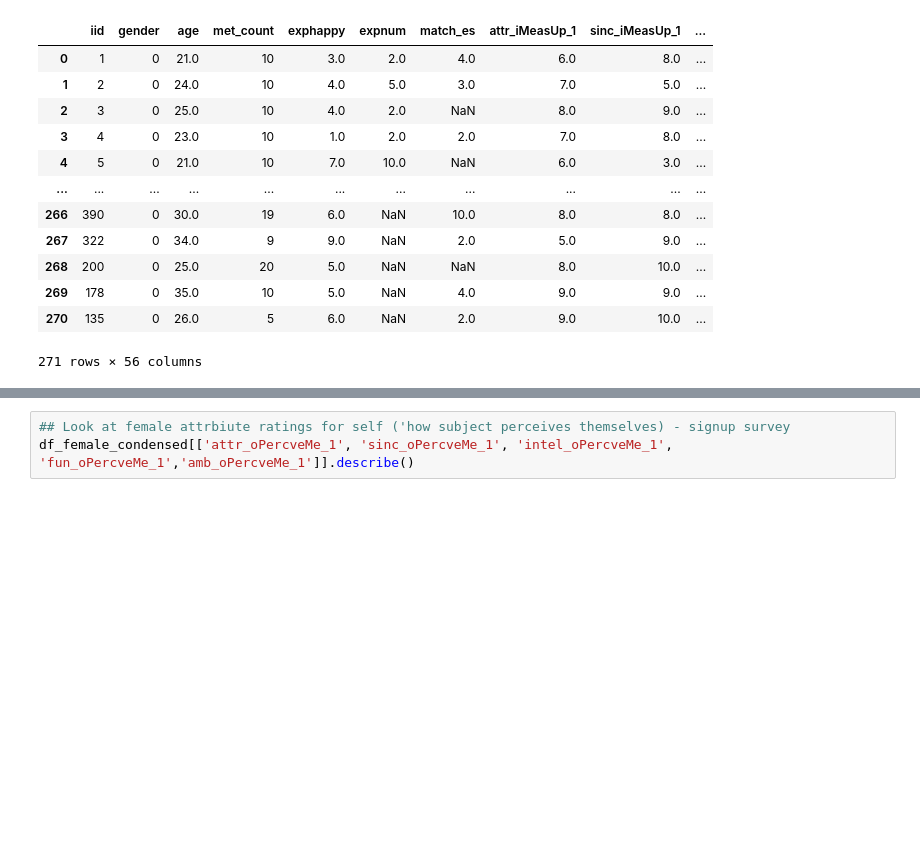
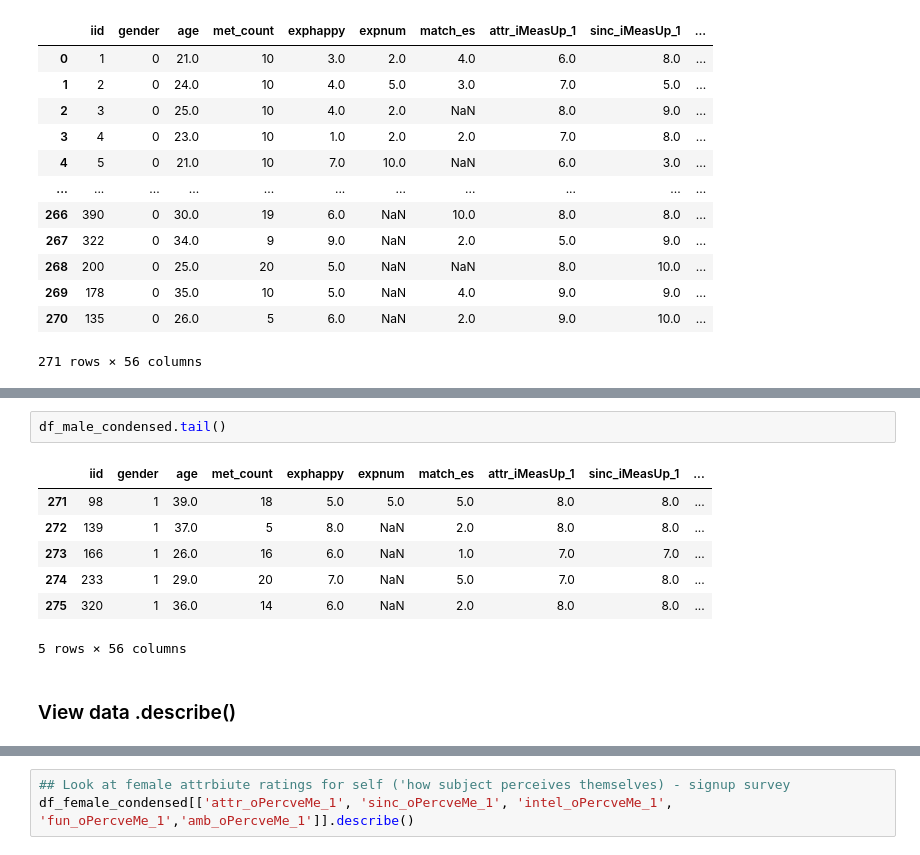
Before and after one commit to MirandaRemmer/DS-SF-23-work, a Jupyter notebook: final-project - MR/3/SpeedDatingDataset_FinalProject_REMMER_draft2.ipynb, the cells around one changed output, grey strips where cells are left out. Saved outputs shown, nothing was run; the diff lists cells and outputs as text; blank space fills up the shorter version.

```diff
--- a/final-project - MR/3/SpeedDatingDataset_FinalProject_REMMER_draft2.ipynb
+++ b/final-project - MR/3/SpeedDatingDataset_FinalProject_REMMER_draft2.ipynb
@@ -1296,0 +1312,12 @@ df_female_condensed.describe()
+# %%
+df_male_condensed.tail()
+# %% [output]
+|  | iid | gender | age | met_count | exphappy | expnum | match_es | attr_iMeasUp_1 | sinc_iMeasUp_1 | ... |
+| 271 | 98 | 1 | 39.0 | 18 | 5.0 | 5.0 | 5.0 | 8.0 | 8.0 | ... |
+| 272 | 139 | 1 | 37.0 | 5 | 8.0 | NaN | 2.0 | 8.0 | 8.0 | ... |
+| 273 | 166 | 1 | 26.0 | 16 | 6.0 | NaN | 1.0 | 7.0 | 7.0 | ... |
+| 274 | 233 | 1 | 29.0 | 20 | 7.0 | NaN | 5.0 | 7.0 | 8.0 | ... |
+| 275 | 320 | 1 | 36.0 | 14 | 6.0 | NaN | 2.0 | 8.0 | 8.0 | ... |
+5 rows × 56 columns
+# %% [markdown]
+### View data  .describe()
```
Also changed, not shown: parts of 46 cells of this notebook.
